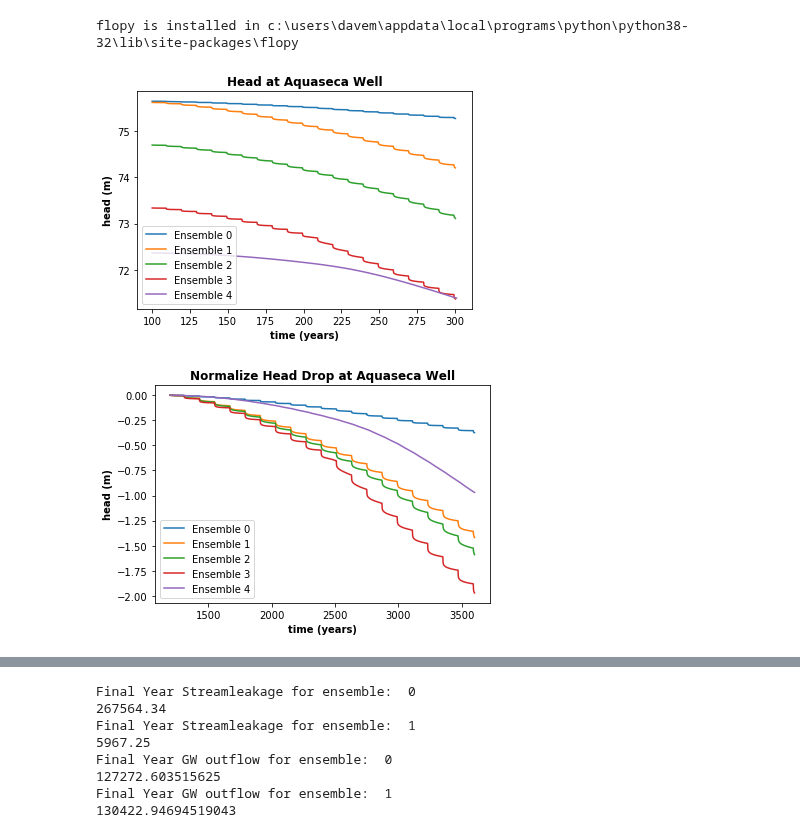
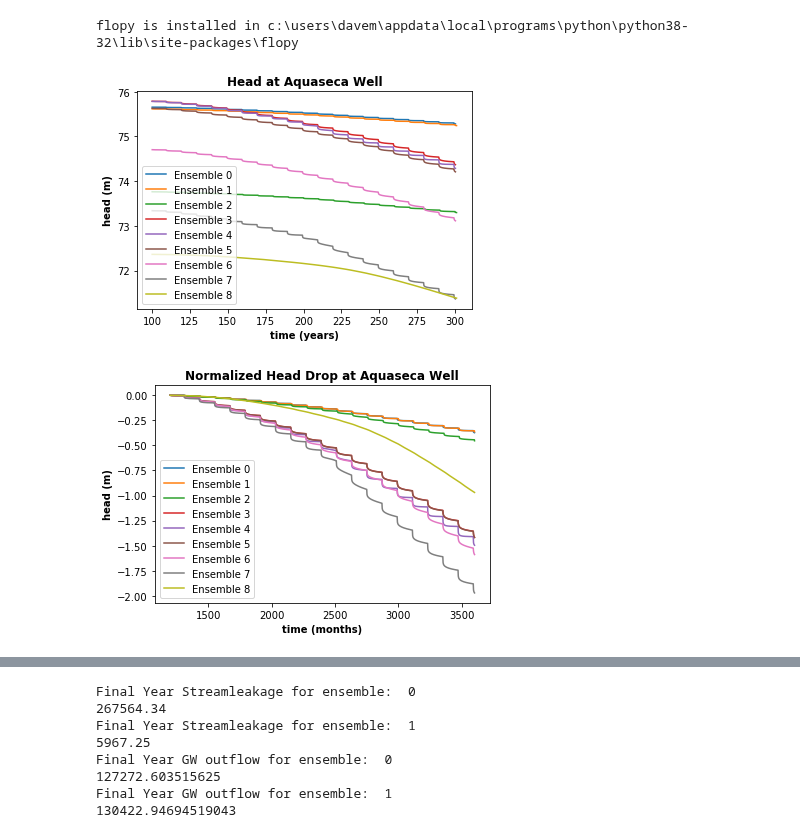
Before and after one commit to groundwater-modeling-Spring2020/Aguaseca_Project, a Jupyter notebook: Ensembles/Sharing/plotting_ensembles_dave.ipynb, the cells around one changed output, grey strips where cells are left out. Drawn from its saved outputs; the diff is of its cells as text; code cells hidden in the pictures.

```diff
--- a/Ensembles/Sharing/plotting_ensembles_dave.ipynb
+++ b/Ensembles/Sharing/plotting_ensembles_dave.ipynb
@@ -25,15 +25,15 @@ flopy is installed in c:\users\davem\appdata\local\programs\python\python38-32\l
 # %%
 ensembles = [
  [3,3,3,3,3,3,3], # Flying High, like a kite
-# [3,3,1,3,3,3,3],
-# [3,3,3,1,3,3,3],
-# [3,3,3,3,3,3,1],
-#[2,2,3,3,2,2,3], # High Sy, Hi mtn recharge, k stream = k sys
-# [2,2,1,3,2,2,3], # Low Sy, Hi mtn recharge, k stream = k sys
+# [3,3,1,3,3,3,3], #all high, low Sy
+ [3,3,3,1,3,3,3], #all high, low mtn recharge
+ [3,3,3,3,3,3,1], #all high, K stream << k sys
+ [2,2,3,3,2,2,3], # High Sy, Hi mtn recharge, k stream = k sys
+ [2,2,1,3,2,2,3], # Low Sy, Hi mtn recharge, k stream = k sys
  [2,2,3,1,2,2,3], # High Sy, low mtn recharge, K stream  = k sys
  [2,2,3,3,2,2,1], # High Sy, Hi mtn recharge, K stream << k sys
  [2,2,1,1,2,2,1], #Sort of unremarkable
-[1,1,1,1,1,1,1]]  #Looowwww
+ [1,1,1,1,1,1,1]]  #Looowwww
 
 #ensemble_num = ensembles[0]#change ensemble here
 #print(ensemble_num)
@@ -111,38 +111,44 @@ dy= 1000 #width of grid cells in y direction
 
 cell_id1 = well_loc #cell at the center of the ag area
 #time_series1 = headobj.get_ts(cell_id1) #get the time series using flopy
+
+
+#print(head_ts[0])
+
 
 #create firt plot
 plt.subplot(1, 1, 1)
 plt.title("Head at Aquaseca Well",fontweight='bold')
 plt.xlabel('time (years)',fontweight='bold')
 plt.ylabel('head (m)',fontweight='bold')
 for j in range(len(ensembles)):
     label = 'Ensemble ' + str(j)
     plt.plot(head_ts[j][1200:, 0]/360, head_ts[j][1200:, 1], label=label) #plot the time series with points at each record
 plt.legend()
 #plt.savefig("Head_Aqua5.png",dpi=600)
 plt.show()
 
+
+#NORMALIZE IT
 normalized_head = np.tile({},len(ensembles))
 for k in range(len(ensembles)):
     normalized_head[k] = []
     for i in range(1200, 3601):
         normalized_head[k].append(head_ts[k][i,1] - head_ts[k][1200,1])
 
 plt.subplot(1, 1, 1)
 plt.title("Normalized Head Drop at Aquaseca Well",fontweight='bold')
-plt.xlabel('time (years)',fontweight='bold')
+plt.xlabel('time (months)',fontweight='bold')
 plt.ylabel('head (m)',fontweight='bold')
 for j in range(len(ensembles)):
     label = 'Ensemble ' + str(j)
     plt.plot(range(1200,3601),normalized_head[j], label=label) #plot the time series with points at each record
 plt.legend()
 #plt.savefig("Head_Aqua5.png",dpi=600)
 plt.show()
 # %% [output]
-[figure, old version]
+[figure, new version]
-[figure, old version]
+[figure, new version]
 # %%
 cell_id1 = well2_loc #cell at the center of the ag area
 time_series1 = headobj.get_ts(cell_id1) #get the time series using flopy
```
Also changed, not shown: parts of 3 cells of this notebook, 1 other file.
